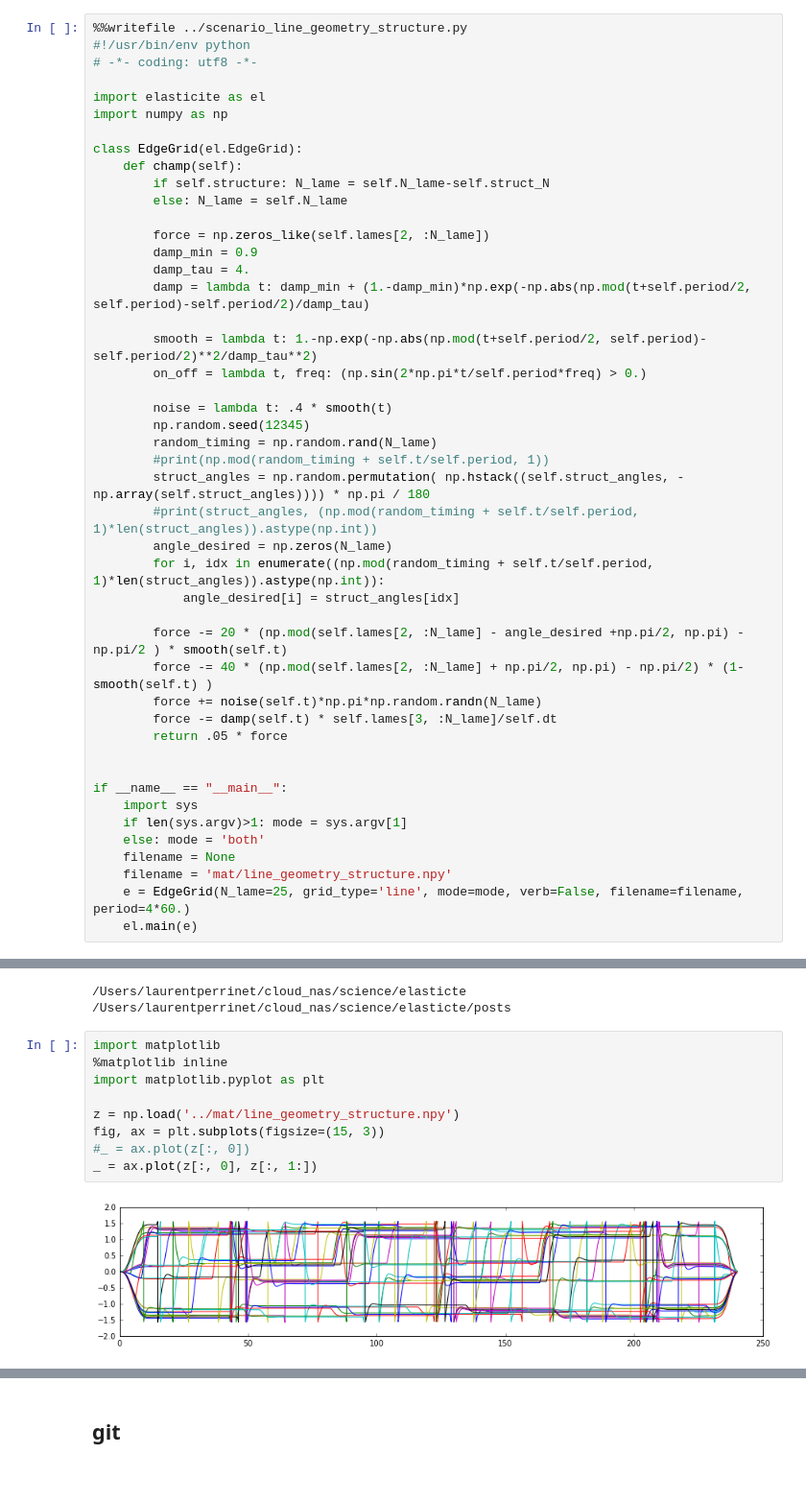
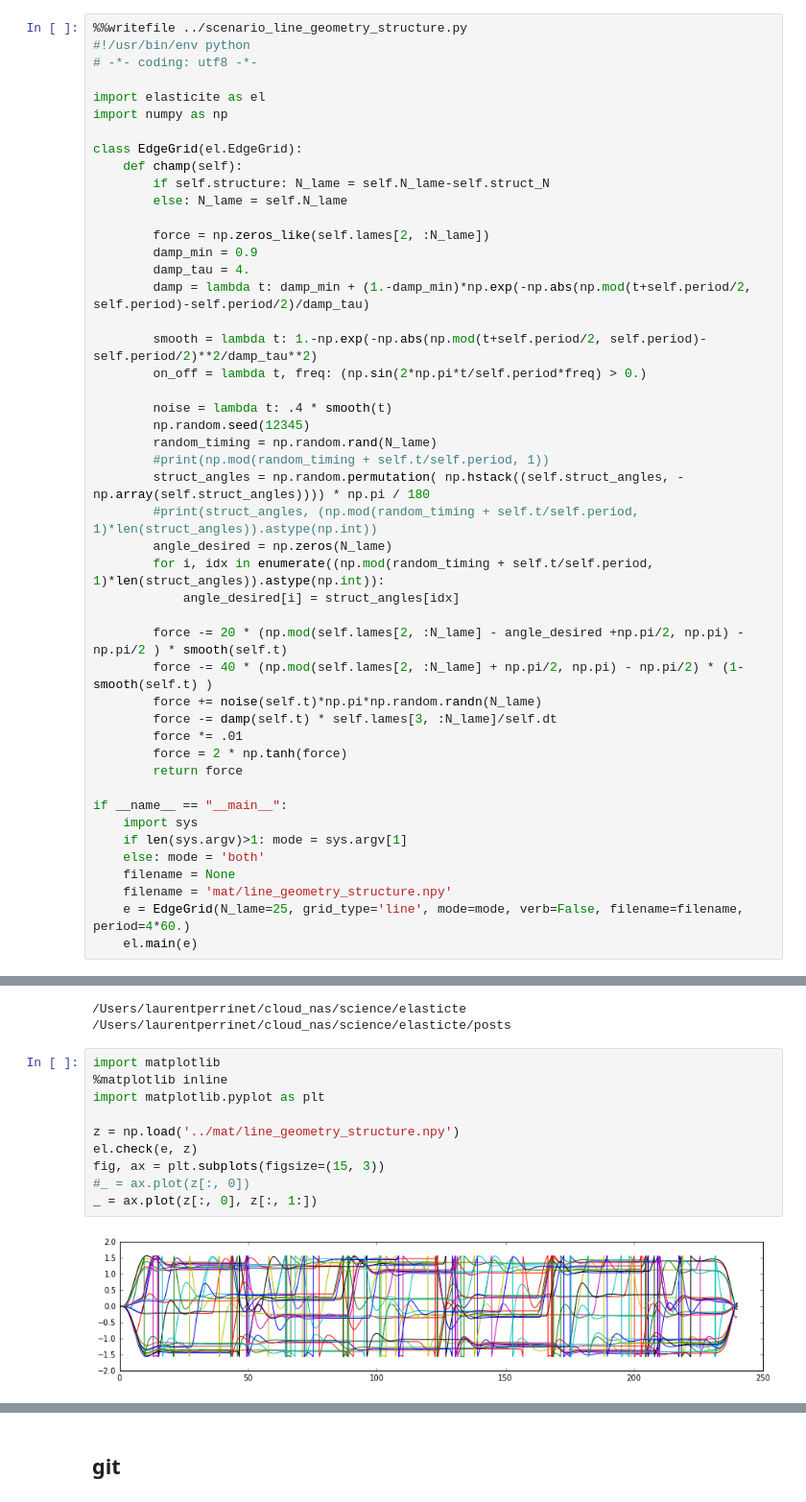
Before and after one commit to NaturalPatterns/2016_elasticite, a Jupyter notebook: posts/2015-11-27 élasticité, geometrie.ipynb, the cells around one changed output, grey strips where cells are left out. Shown at 96% size. Saved outputs shown, nothing was run; the diff lists cells and outputs as text.

```diff
--- a/posts/2015-11-27 élasticité, geometrie.ipynb
+++ b/posts/2015-11-27 élasticité, geometrie.ipynb
@@ -190,8 +195,9 @@ class EdgeGrid(el.EdgeGrid):
         force -= 40 * (np.mod(self.lames[2, :N_lame] + np.pi/2, np.pi) - np.pi/2) * (1- smooth(self.t) )
         force += noise(self.t)*np.pi*np.random.randn(N_lame)
         force -= damp(self.t) * self.lames[3, :N_lame]/self.dt
-        return .05 * force
-
+        force *= .01
+        force = 2 * np.tanh(force)
+        return force
 
 if __name__ == "__main__":
     import sys
@@ -214,11 +220,12 @@ Overwriting ../scenario_line_geometry_structure.py
 # %%
 import matplotlib
 %matplotlib inline
 import matplotlib.pyplot as plt
 
 z = np.load('../mat/line_geometry_structure.npy')
+el.check(e, z)
 fig, ax = plt.subplots(figsize=(15, 3))
 #_ = ax.plot(z[:, 0])
 _ = ax.plot(z[:, 0], z[:, 1:])
 # %% [output]
-[figure, old version]
+[figure, new version]
```
Also changed, not shown: parts of 4 cells of this notebook, 2 other files.
